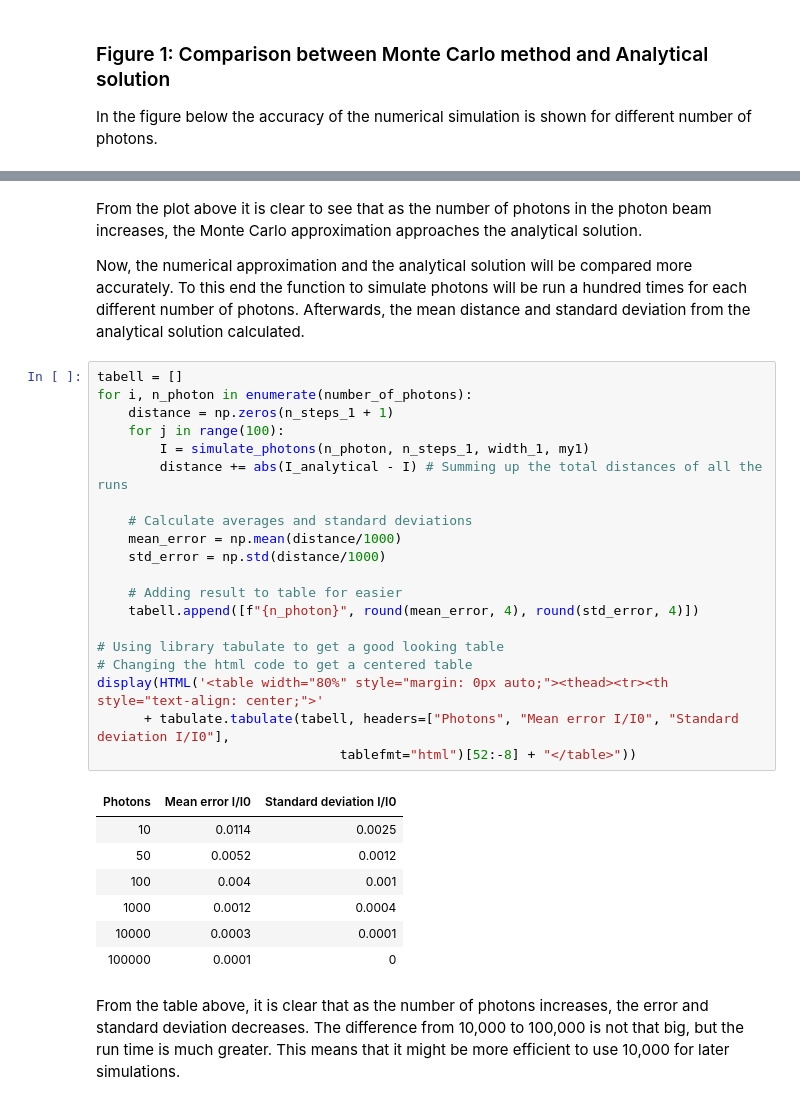
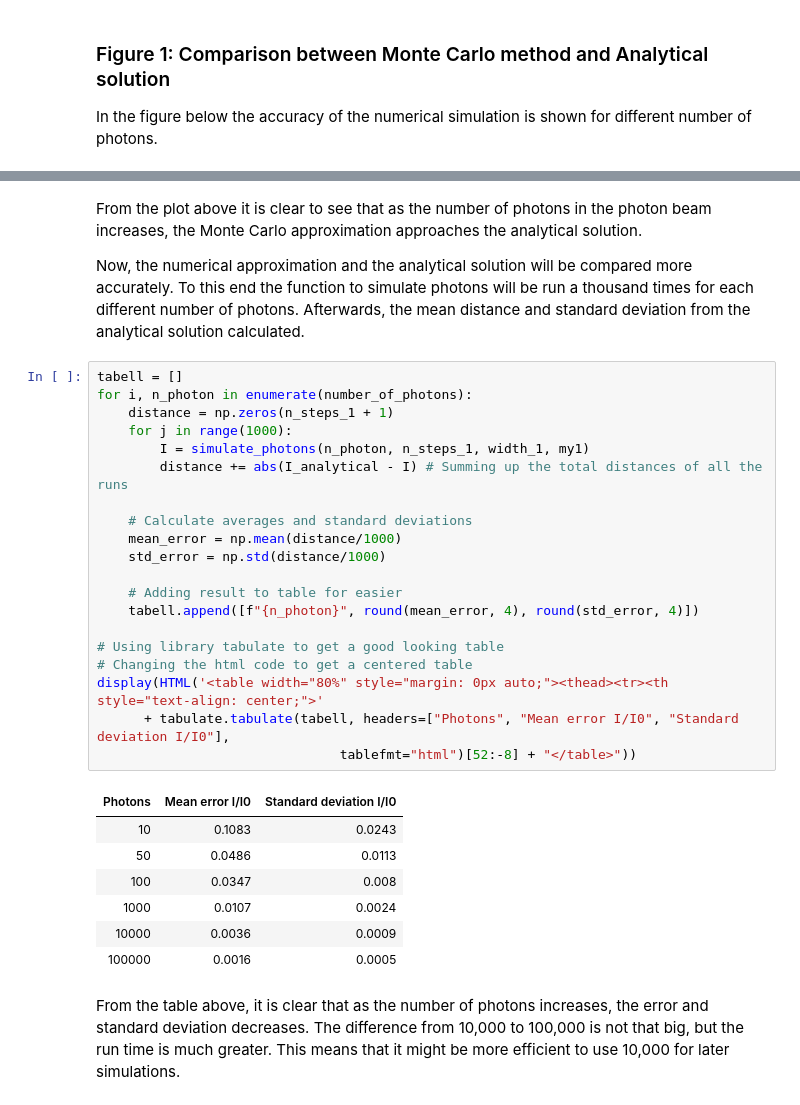
Before and after one commit to TorjeiHelset/Software-and-Computing-for-Applied-Physics, a Jupyter notebook: x-ray-simulation.ipynb, the cells around one changed output, grey strips where cells are left out. Drawn from its saved outputs; the diff is of its cells as text.

Commit message:
Added jit compilation for faster code, increased number of runs in comparison

```diff
--- a/x-ray-simulation.ipynb
+++ b/x-ray-simulation.ipynb
@@ -148,35 +150,35 @@ plt.show()
 # %% [markdown]
 From the plot above it is clear to see that as the number of photons in the photon beam increases, the Monte Carlo approximation approaches the analytical solution.
 
-Now, the numerical approximation and the analytical solution will be compared more accurately. To this end the function to simulate photons will be run a hundred times for each different number of photons. Afterwards, the mean distance and standard deviation from the analytical solution calculated.
+Now, the numerical approximation and the analytical solution will be compared more accurately. To this end the function to simulate photons will be run a thousand times for each different number of photons. Afterwards, the mean distance and standard deviation from the analytical solution calculated.
 # %%
 tabell = []
 for i, n_photon in enumerate(number_of_photons):
     distance = np.zeros(n_steps_1 + 1)
-    for j in range(100):
+    for j in range(1000):
         I = simulate_photons(n_photon, n_steps_1, width_1, my1)
         distance += abs(I_analytical - I) # Summing up the total distances of all the runs
 
     # Calculate averages and standard deviations
     mean_error = np.mean(distance/1000)
     std_error = np.std(distance/1000)
 
     # Adding result to table for easier
     tabell.append([f"{n_photon}", round(mean_error, 4), round(std_error, 4)])
 
 # Using library tabulate to get a good looking table
 # Changing the html code to get a centered table
 display(HTML('<table width="80%" style="margin: 0px auto;"><thead><tr><th style="text-align: center;">'
       + tabulate.tabulate(tabell, headers=["Photons", "Mean error I/I0", "Standard deviation I/I0"],
                                tablefmt="html")[52:-8] + "</table>"))
 # %% [output]
 | Photons | Mean error I/I0 | Standard deviation I/I0 |
-| 10 | 0.0114 | 0.0025 |
-| 50 | 0.0052 | 0.0012 |
-| 100 | 0.004 | 0.001 |
-| 1000 | 0.0012 | 0.0004 |
-| 10000 | 0.0003 | 0.0001 |
-| 100000 | 0.0001 | 0 |
+| 10 | 0.1083 | 0.0243 |
+| 50 | 0.0486 | 0.0113 |
+| 100 | 0.0347 | 0.008 |
+| 1000 | 0.0107 | 0.0024 |
+| 10000 | 0.0036 | 0.0009 |
+| 100000 | 0.0016 | 0.0005 |
 # %% [markdown]
 From the table above, it is clear that as the number of photons increases, the error and standard deviation decreases. The difference from 10,000 to 100,000 is not that big, but the run time is much greater. This means that it might be more efficient to use 10,000 for later simulations.
 # %% [markdown]
```
Also changed, not shown: parts of 3 cells of this notebook.
